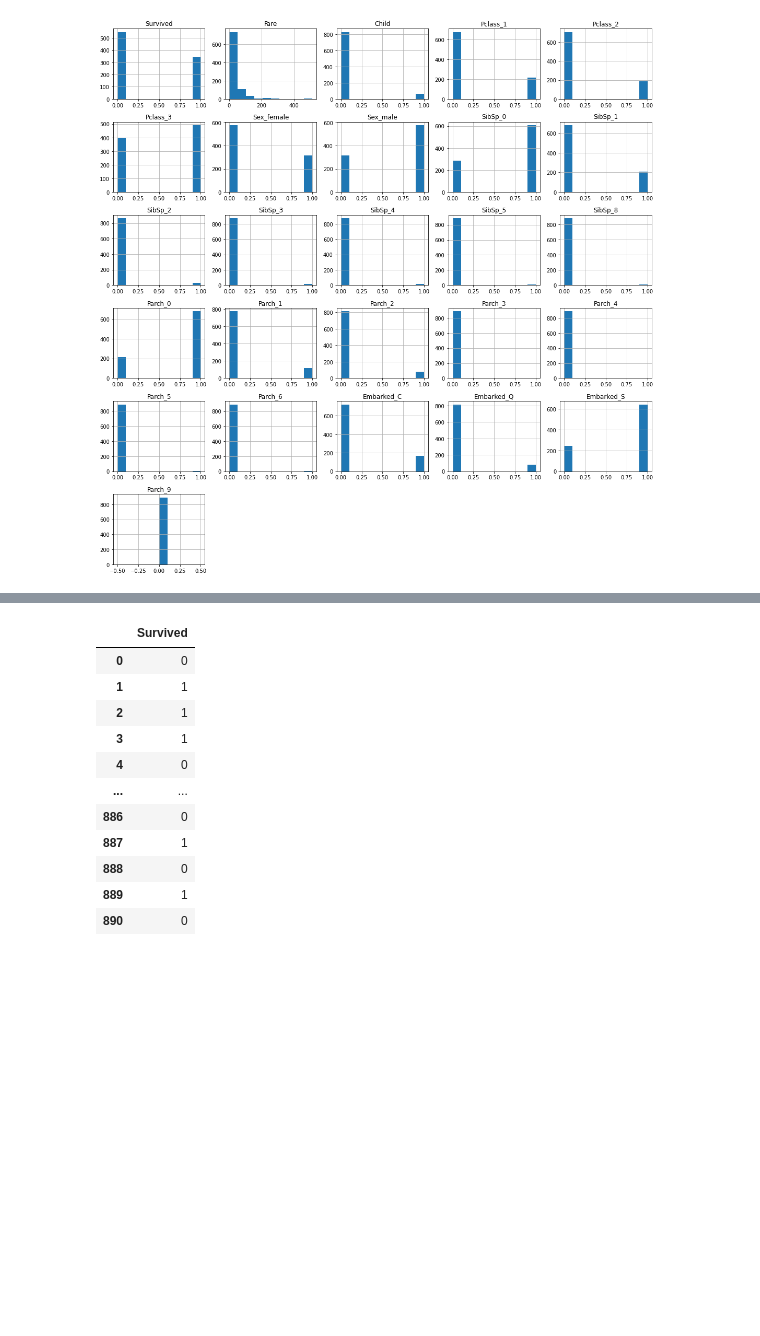
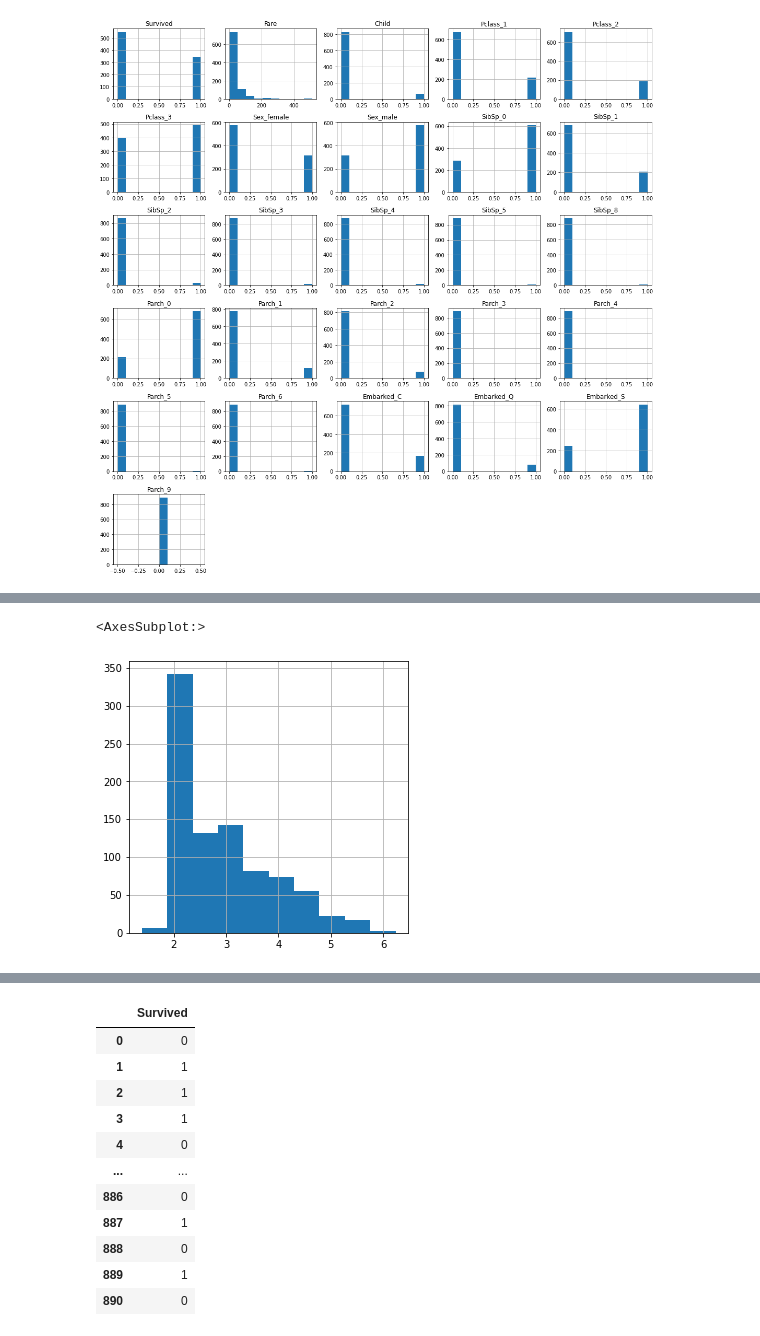
Before and after one commit to JeanMichelBereder/Kaggle, a Jupyter notebook: kaggle-titanic.ipynb, the cells around one changed output, grey strips where cells are left out. Cells and saved outputs as stored; diff of their text form; code cells hidden in the pictures; blank space fills up the shorter version.

```diff
--- a/kaggle-titanic.ipynb
+++ b/kaggle-titanic.ipynb
@@ -309,3 +316,8 @@ plt.show()
+# %%
+train_data_proc_dummy['Fare'].apply(np.log)[np.isfinite(train_data_proc_dummy['Fare'].apply(np.log))].hist()
+# %% [output]
+<AxesSubplot:>
+[figure, added]
 # %%
 Y = train_data_proc_dummy[['Survived']]
 X = train_data_proc_dummy.drop('Survived',axis=1)
```
Also changed, not shown: parts of 3 cells of this notebook.
